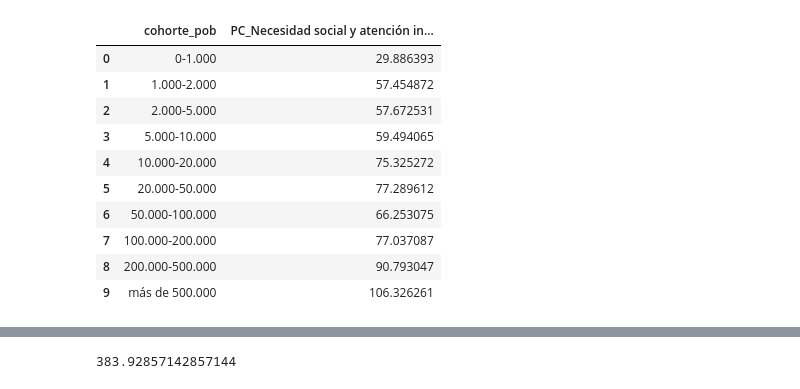
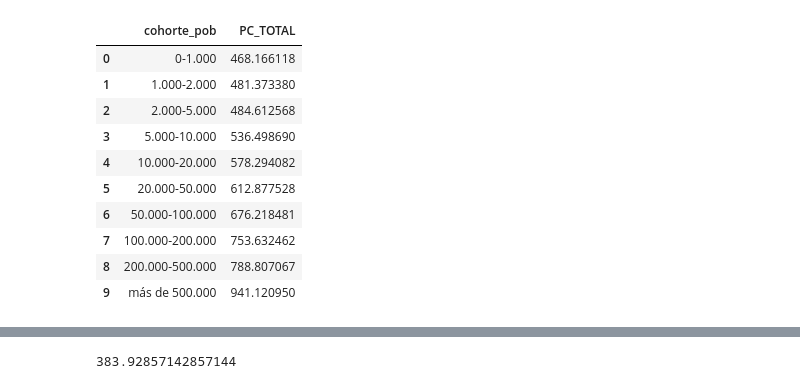
Before and after one commit to carpiero/DataTown, a Jupyter notebook: notebooks/Notebook_005.ipynb, the cells around one changed output, grey strips where cells are left out. Cells and saved outputs as stored; diff of their text form; code cells hidden in the pictures.

```diff
--- a/notebooks/Notebook_005.ipynb
+++ b/notebooks/Notebook_005.ipynb
@@ -79,3 +81,16 @@ top.loc[top['Población 2018']<50000].head(10)
 | 2071 | Castilla y León | Salamanca | Ayuntamiento | Carrascal de Barregas | 07-37-087-AA-000 | 1188.0 | ... |
 | 2884 | Cataluña | Barcelona | Ayuntamiento | Lliçà d'Amunt | 09-08-107-AA-000 | 15111.0 | ... |
 | 1149 | Principado de Asturias | Asturias | Ayuntamiento | Mieres (Asturias) | 03-33-037-AA-000 | 38428.0 | ... |
+# %%
+def remove_outlier(df , col):
+    q1 = df[col].quantile(0.25)
+    q3 = df[col].quantile(0.75)
+    iqr = q3 - q1  # Interquartile range
+    fence_low = q1 - 1.5 * iqr
+    fence_high = q3 + 1.5 * iqr
+    df_clean = df.loc[(df[col] > fence_low) & (df[col] < fence_high)]
+    return df_clean
+# %%
+media=remove_outlier(df_final_pob , 'PC_TOTAL')
+media=media.loc[(media['PC_TOTAL']>1)]
+media['PC_TOTAL'].describe()
@@ -82,16 +119,18 @@ top.loc[top['Población 2018']<50000].head(10)
 # %%
-pc='PC_Necesidad social y atención inmediata a personas en riesgo de exclusión social'
-pivot=df_final_pob.pivot_table(index=['cohorte_pob'],values=[pc],aggfunc=np.mean).reset_index()
+
+# print(media.shape)
+pc='PC_TOTAL'
+pivot=media.pivot_table(index=['cohorte_pob'],values=[pc],aggfunc=np.mean).reset_index()
 pivot
 # %% [output]
-|  | cohorte_pob | PC_Necesidad social y atención in... |
-| 0 | 0-1.000 | 29.886393 |
-| 1 | 1.000-2.000 | 57.454872 |
-| 2 | 2.000-5.000 | 57.672531 |
-| 3 | 5.000-10.000 | 59.494065 |
-| 4 | 10.000-20.000 | 75.325272 |
-| 5 | 20.000-50.000 | 77.289612 |
-| 6 | 50.000-100.000 | 66.253075 |
-| 7 | 100.000-200.000 | 77.037087 |
-| 8 | 200.000-500.000 | 90.793047 |
-| 9 | más de 500.000 | 106.326261 |
+|  | cohorte_pob | PC_TOTAL |
+| 0 | 0-1.000 | 468.166118 |
+| 1 | 1.000-2.000 | 481.373380 |
+| 2 | 2.000-5.000 | 484.612568 |
+| 3 | 5.000-10.000 | 536.498690 |
+| 4 | 10.000-20.000 | 578.294082 |
+| 5 | 20.000-50.000 | 612.877528 |
+| 6 | 50.000-100.000 | 676.218481 |
+| 7 | 100.000-200.000 | 753.632462 |
+| 8 | 200.000-500.000 | 788.807067 |
+| 9 | más de 500.000 | 941.120950 |
```
Also changed, not shown: parts of 7 cells of this notebook, 16 other files.
